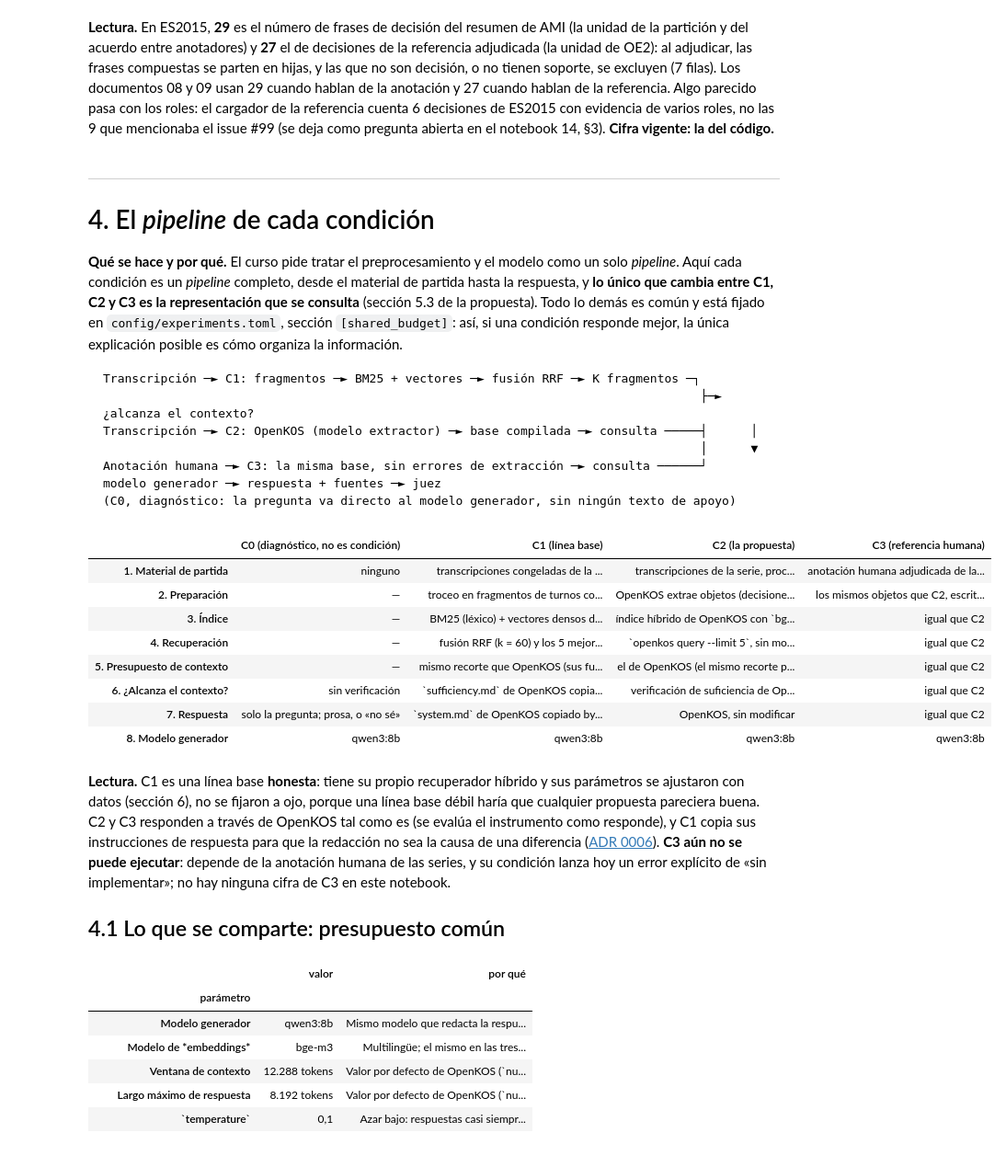
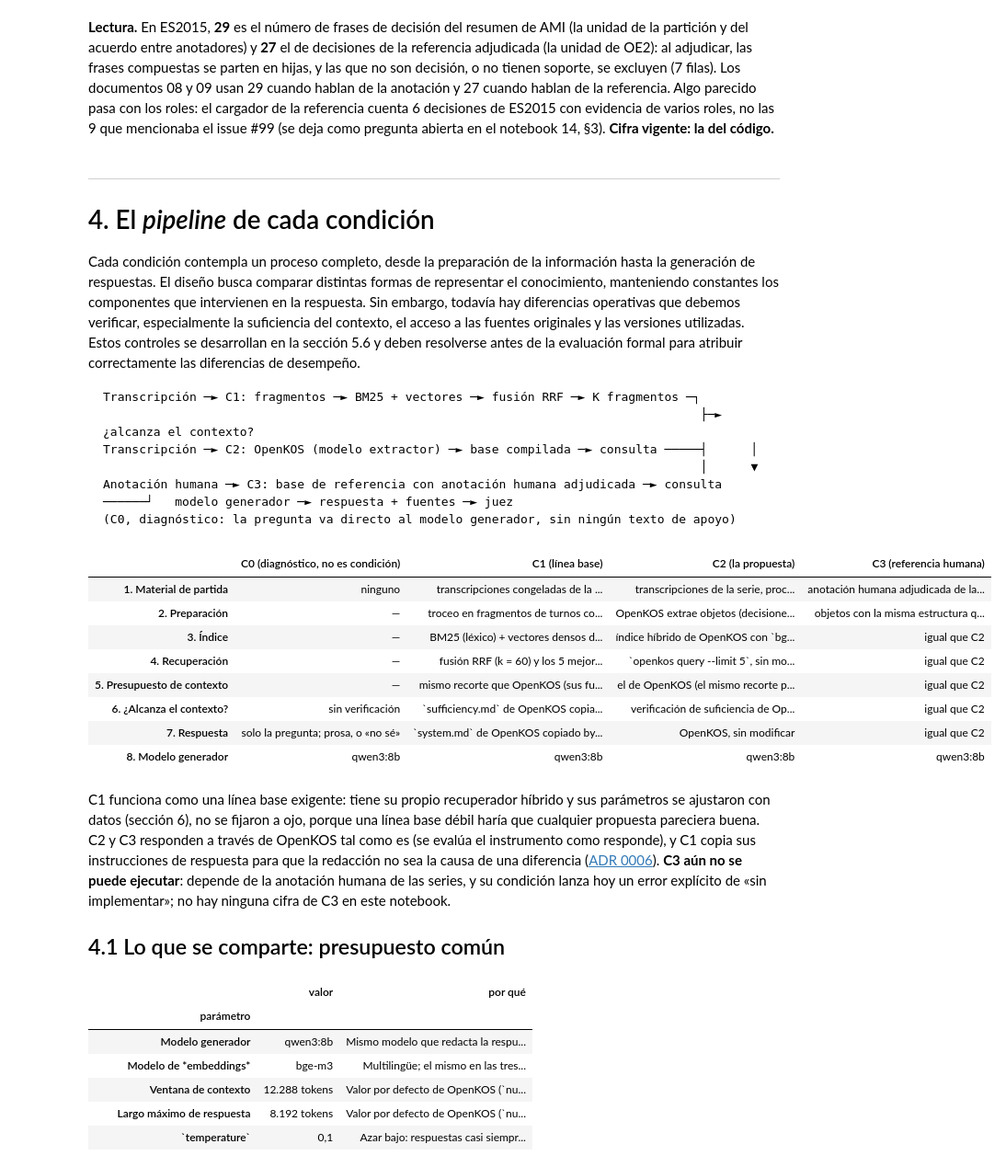
Before and after one commit to jasonssdev/mcd-afg, a Jupyter notebook: notebooks/19-jss-modelos.ipynb, the cells around one changed output. Shown at 92% size. Cells and saved outputs as stored; diff of their text form; code cells hidden in the pictures.

````diff
--- a/notebooks/19-jss-modelos.ipynb
+++ b/notebooks/19-jss-modelos.ipynb
@@ -807,19 +807,20 @@ md(
 
 # 4. El *pipeline* de cada condición
 
-**Qué se hace y por qué.** El curso pide tratar el preprocesamiento y el modelo como un solo
-*pipeline*. Aquí cada condición es un *pipeline* completo, desde el material de partida hasta
-la respuesta, y **lo único que cambia entre C1, C2 y C3 es la representación que se
-consulta** (sección 5.3 de la propuesta). Todo lo demás es común y está fijado en
-`config/experiments.toml`, sección `[shared_budget]`: así, si una condición responde mejor,
-la única explicación posible es cómo organiza la información.
+Cada condición contempla un proceso completo, desde la preparación de la información
+hasta la generación de respuestas. El diseño busca comparar distintas formas de representar
+el conocimiento, manteniendo constantes los componentes que intervienen en la respuesta.
+Sin embargo, todavía hay diferencias operativas que debemos verificar, especialmente
+la suficiencia del contexto, el acceso a las fuentes originales y las versiones utilizadas.
+Estos controles se desarrollan en la sección 5.6 y deben resolverse antes de la evaluación
+formal para atribuir correctamente las diferencias de desempeño.
 
 ```
 Transcripción ─► C1: fragmentos ─► BM25 + vectores ─► fusión RRF ─► K fragmentos ─┐
                                                                                    ├─► ¿alcanza el contexto?
 Transcripción ─► C2: OpenKOS (modelo extractor) ─► base compilada ─► consulta ─────┤      │
                                                                                    │      ▼
-Anotación humana ─► C3: la misma base, sin errores de extracción ─► consulta ──────┘   modelo generador ─► respuesta + fuentes ─► juez
+Anotación humana ─► C3: base de referencia con anotación humana adjudicada ─► consulta ──────┘   modelo generador ─► respuesta + fuentes ─► juez
 (C0, diagnóstico: la pregunta va directo al modelo generador, sin ningún texto de apoyo)
 ```
 # %%
@@ -857,35 +858,35 @@ PIPELINES = pd.DataFrame(
             "el de OpenKOS (el mismo recorte por construcción)",
             "verificación de suficiencia de OpenKOS (ver el riesgo de la sección 5.6)",
             "OpenKOS, sin modificar",
             SB["generative_model"],
         ],
         "C3 (referencia humana)": [
             "anotación humana adjudicada de la serie (OE1)",
-            "los mismos objetos que C2, escritos desde la anotación: sin errores de extracción",
+            "objetos con la misma estructura que C2, elaborados desde anotaciones humanas adjudicadas",
             "igual que C2",
             "igual que C2",
             "igual que C2",
             "igual que C2",
             "igual que C2",
             SB["generative_model"],
         ],
     },
     index=[
         "1. Material de partida",
         "2. Preparación",
         "3. Índice",
         "4. Recuperación",
         "5. Presupuesto de contexto",
         "6. ¿Alcanza el contexto?",
         "7. Respuesta",
         "8. Modelo generador",
     ],
 )
 PIPELINES
 # %% [output]
 |  | C0 (diagnóstico, no es condición) | C1 (línea base) | C2 (la propuesta) | C3 (referencia humana) |
 | 1. Material de partida | ninguno | transcripciones congeladas de la ... | transcripciones de la serie, proc... | anotación humana adjudicada de la... |
-| 2. Preparación | — | troceo en fragmentos de turnos co... | OpenKOS extrae objetos (decisione... | los mismos objetos que C2, escrit... |
+| 2. Preparación | — | troceo en fragmentos de turnos co... | OpenKOS extrae objetos (decisione... | objetos con la misma estructura q... |
 | 3. Índice | — | BM25 (léxico) + vectores densos d... | índice híbrido de OpenKOS con `bg... | igual que C2 |
 | 4. Recuperación | — | fusión RRF (k = 60) y los 5 mejor... | `openkos query --limit 5`, sin mo... | igual que C2 |
 | 5. Presupuesto de contexto | — | mismo recorte que OpenKOS (sus fu... | el de OpenKOS (el mismo recorte p... | igual que C2 |
@@ -893,7 +894,7 @@ PIPELINES
 | 7. Respuesta | solo la pregunta; prosa, o «no sé» | `system.md` de OpenKOS copiado by... | OpenKOS, sin modificar | igual que C2 |
 | 8. Modelo generador | qwen3:8b | qwen3:8b | qwen3:8b | qwen3:8b |
 # %% [markdown]
-**Lectura.** C1 es una línea base **honesta**: tiene su propio recuperador híbrido y sus
+C1 funciona como una línea base exigente: tiene su propio recuperador híbrido y sus
 parámetros se ajustaron con datos (sección 6), no se fijaron a ojo, porque una línea base
 débil haría que cualquier propuesta pareciera buena. C2 y C3 responden a través de OpenKOS
 tal como es (se evalúa el instrumento como responde), y C1 copia sus instrucciones de
````
Also changed, not shown: parts of 27 cells of this notebook, 2 other files.
